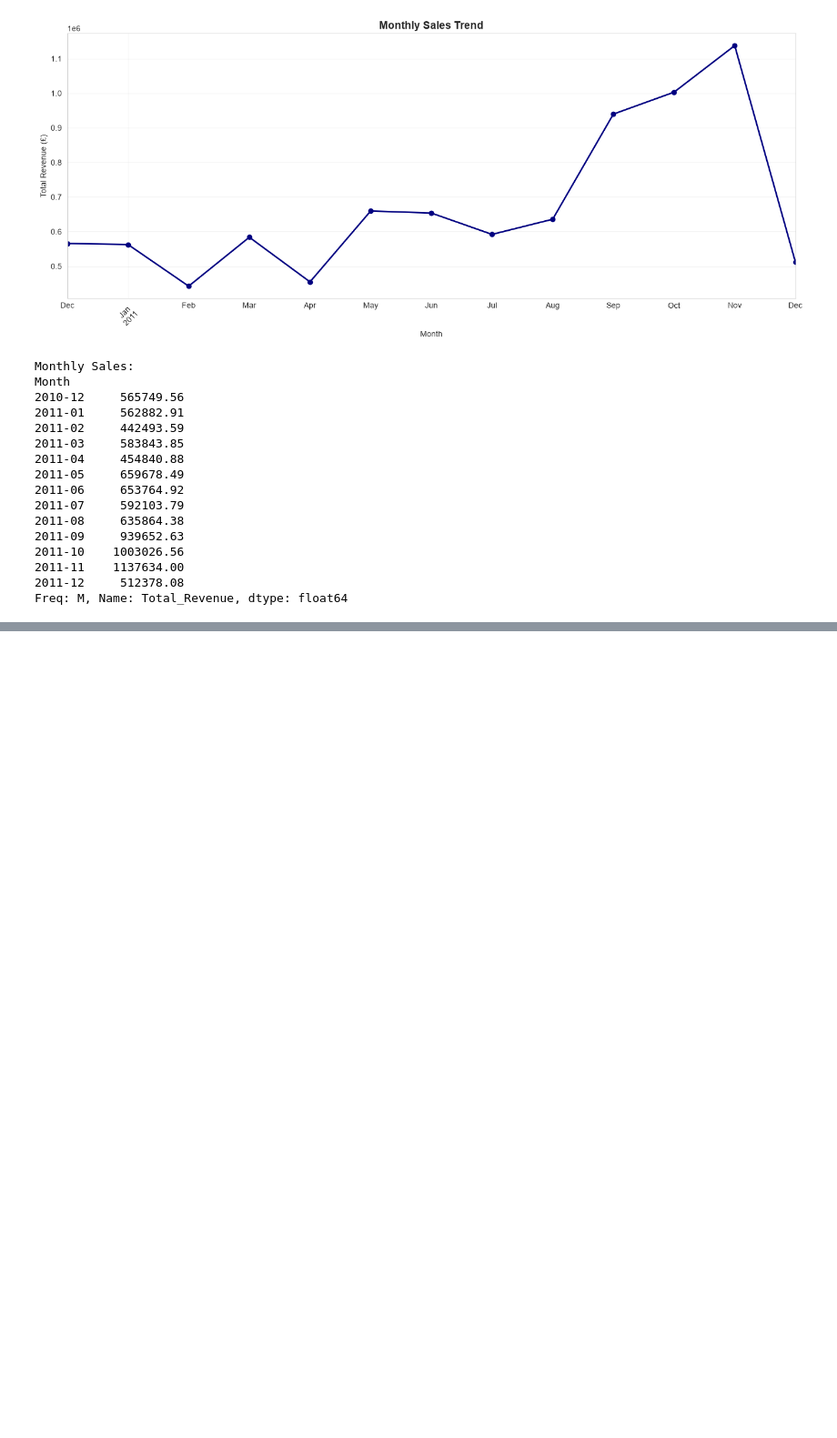
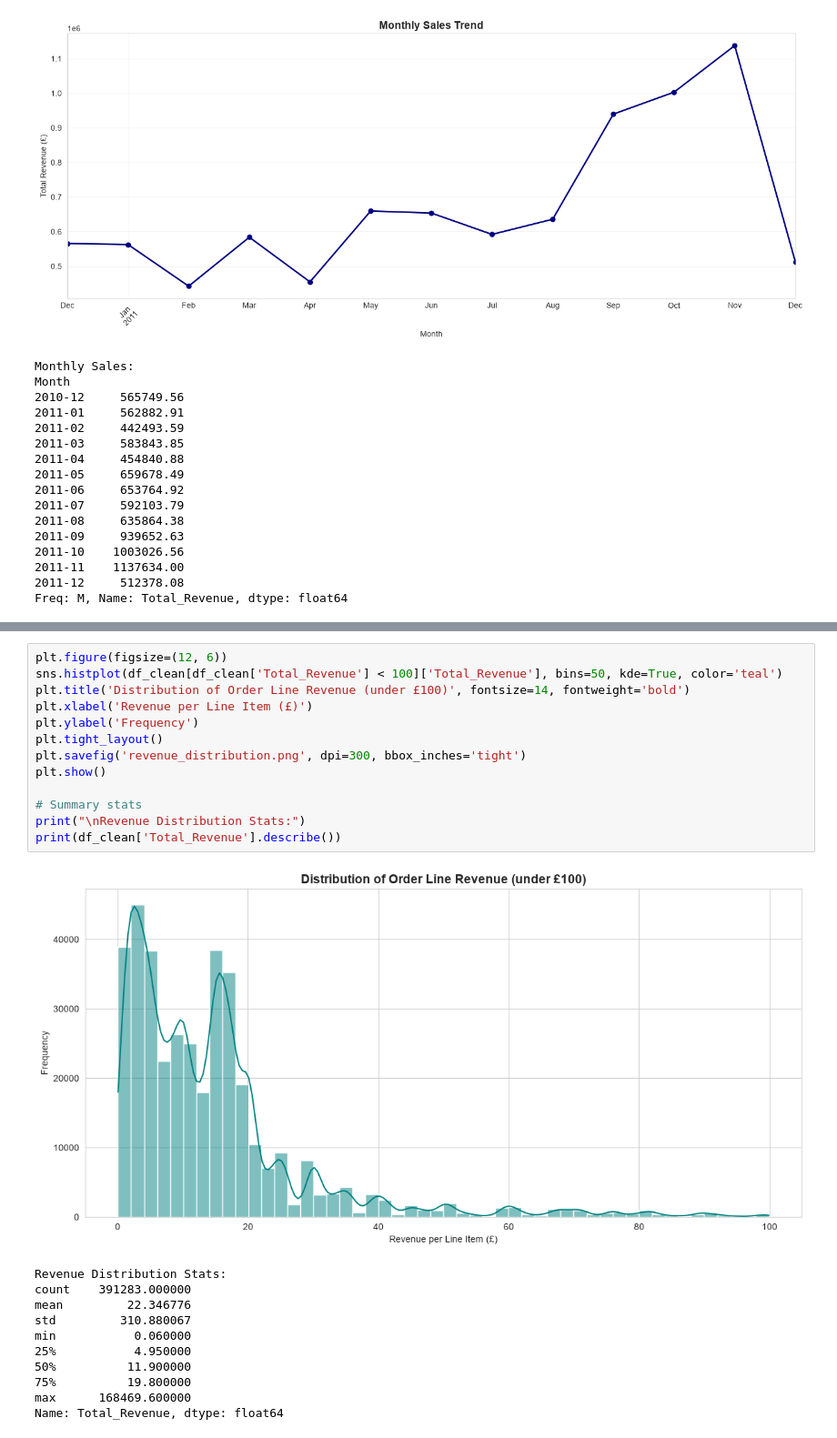
Before and after one commit to raohamza5020-coder/Retail-Analytics-and-Churn-Prediction, a Jupyter notebook: python/01_data_cleaning.ipynb, the cells around one changed output, grey strips where cells are left out. Shown at 91% size. Drawn from its saved outputs; the diff is of its cells as text; blank space fills up the shorter version.

```diff
--- a/python/01_data_cleaning.ipynb
+++ b/python/01_data_cleaning.ipynb
@@ -198,0 +231,25 @@ Freq: M, Name: Total_Revenue, dtype: float64
+# %%
+plt.figure(figsize=(12, 6))
+sns.histplot(df_clean[df_clean['Total_Revenue'] < 100]['Total_Revenue'], bins=50, kde=True, color='teal')
+plt.title('Distribution of Order Line Revenue (under £100)', fontsize=14, fontweight='bold')
+plt.xlabel('Revenue per Line Item (£)')
+plt.ylabel('Frequency')
+plt.tight_layout()
+plt.savefig('revenue_distribution.png', dpi=300, bbox_inches='tight')
+plt.show()
+
+# Summary stats
+print("\nRevenue Distribution Stats:")
+print(df_clean['Total_Revenue'].describe())
+# %% [output]
+[figure, added]
+Revenue Distribution Stats:
+count    391283.000000
+mean         22.346776
+std         310.880067
+min           0.060000
+25%           4.950000
+50%          11.900000
+75%          19.800000
+max      168469.600000
+Name: Total_Revenue, dtype: float64
```
Also changed, not shown: parts of 2 cells of this notebook, 1 other file.
